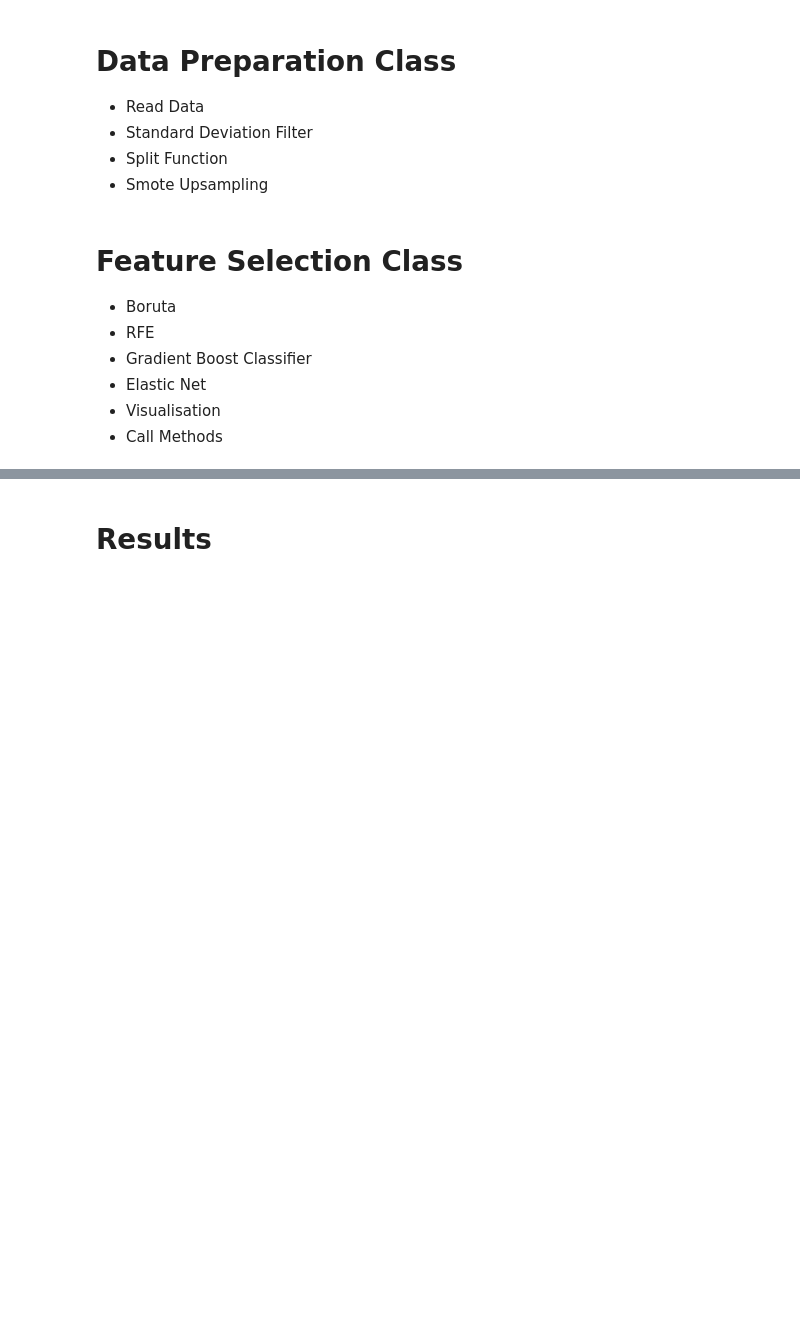
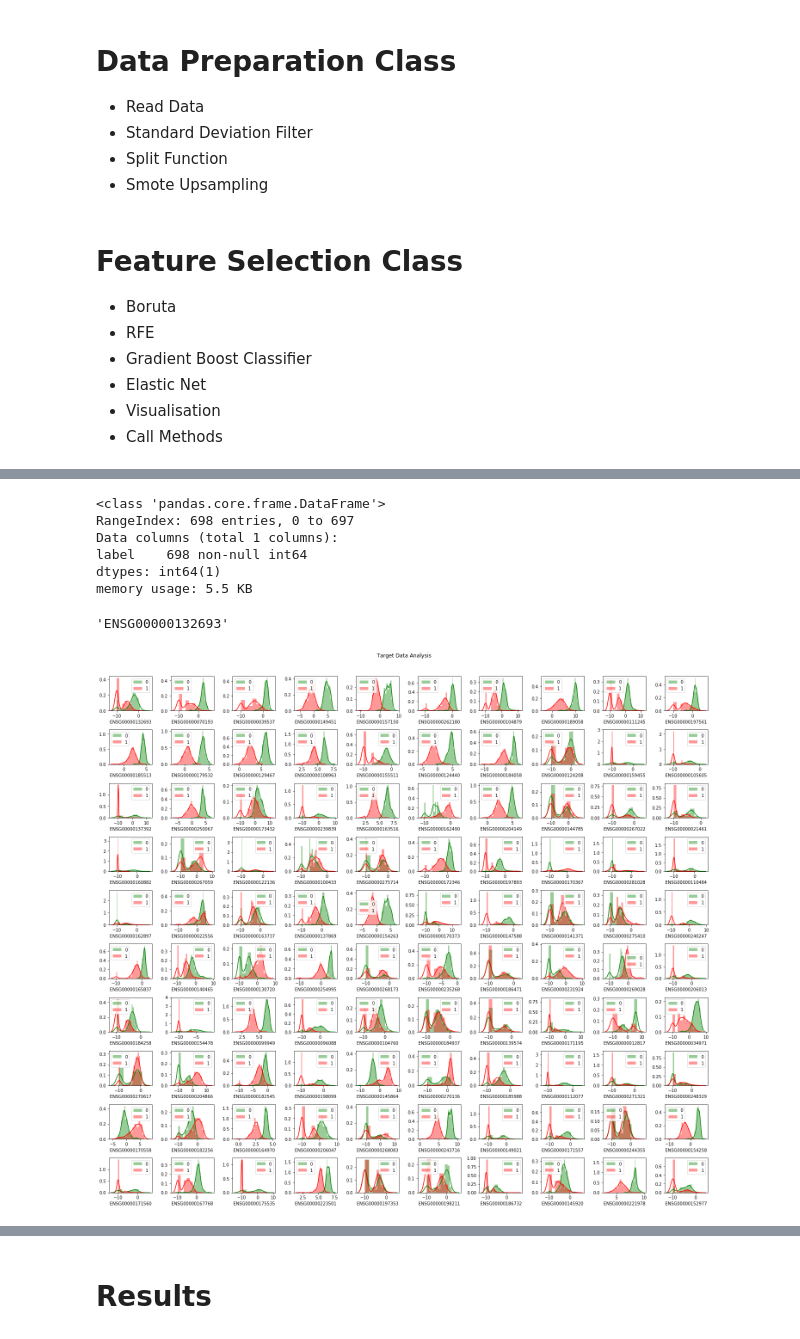
Before and after one commit to mikesamir/oncological_gene_expression_analysis, a Jupyter notebook: 1_DataProcessing_ENSG.ipynb, the cells around one changed output, grey strips where cells are left out. Drawn from its saved outputs; the diff is of its cells as text; code cells hidden in the pictures; blank space fills up the shorter version.

```diff
--- a/1_DataProcessing_ENSG.ipynb
+++ b/1_DataProcessing_ENSG.ipynb
@@ -118,6 +134,9 @@ class DataPrep:
         return X_train_smote, y_train_smote, X_test, y_test
 
 dataprep = DataPrep(1888)
+# %%
+path = "Output/Chunk_Thyroid_ThyroidGland.csv"
+X_train, y_train, X_test, y_test = dataprep.bulbasaur(path, threshold = 0)
 # %% [markdown]
 # Feature Selection Class
 - Boruta
@@ -257,8 +276,8 @@ class FeatureSelection:
         for i in X_selected.columns:
             plt.subplot(14, 10, j+1)
             j += 1
-            sns.distplot(X_selected[i][data["label"]==0], color='g', label = '0')
-            sns.distplot(X_selected[i][data["label"]==1], color='r', label = '1')
+            sns.distplot(X_selected[i][y["label"]==0], color='g', label = '0')
+            sns.distplot(X_selected[i][y["label"]==1], color='r', label = '1')
             plt.legend(loc='best')
         fig.suptitle('Target Data Analysis')
         fig.tight_layout()
@@ -278,0 +308,9 @@ FS = FeatureSelection(1888)
+# %%
+y_train.info()
+# %% [output]
+<class 'pandas.core.frame.DataFrame'>
+RangeIndex: 698 entries, 0 to 697
+Data columns (total 1 columns):
+label    698 non-null int64
+dtypes: int64(1)
+memory usage: 5.5 KB
@@ -278,0 +418,8 @@ FS = FeatureSelection(1888)
+# %%
+sel_feat[0]
+# %% [output]
+'ENSG00000132693'
+# %%
+FS.visualize_selected_features(X_train, y_train, sel_feat)
+# %% [output]
+[figure, added]
```
Also changed, not shown: parts of 6 cells of this notebook, 4 other files.
